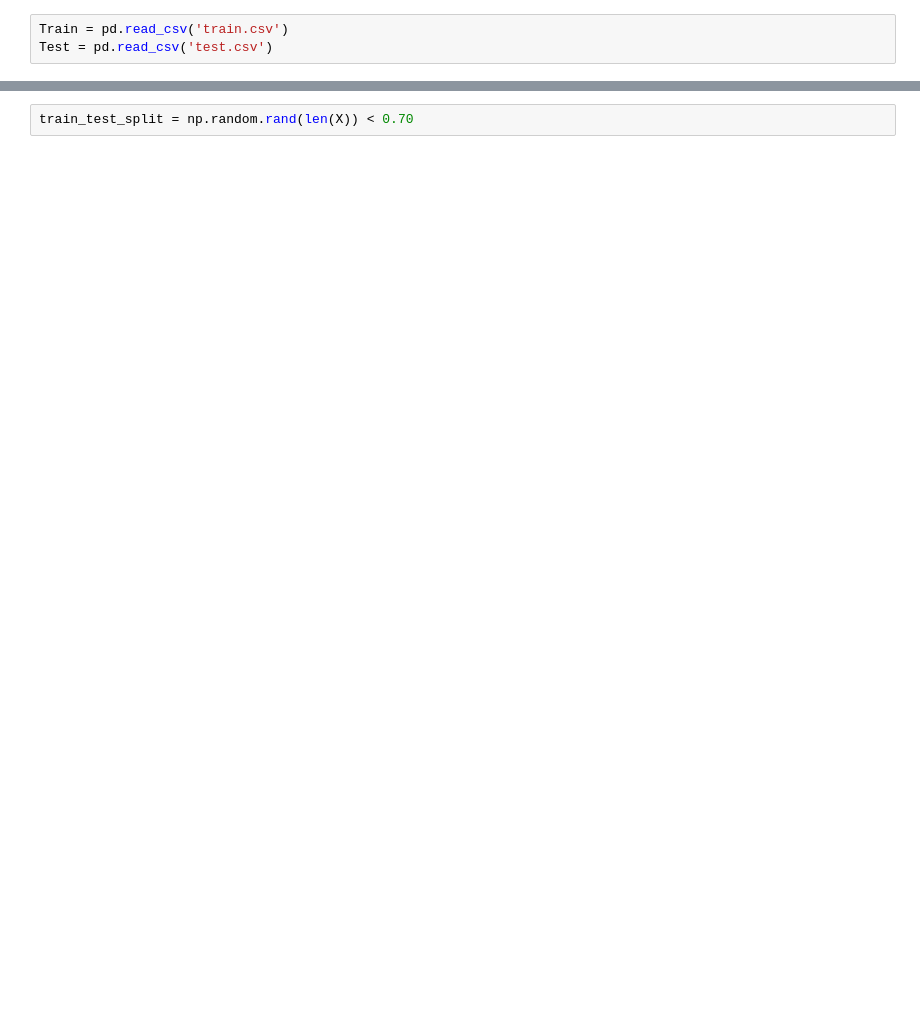
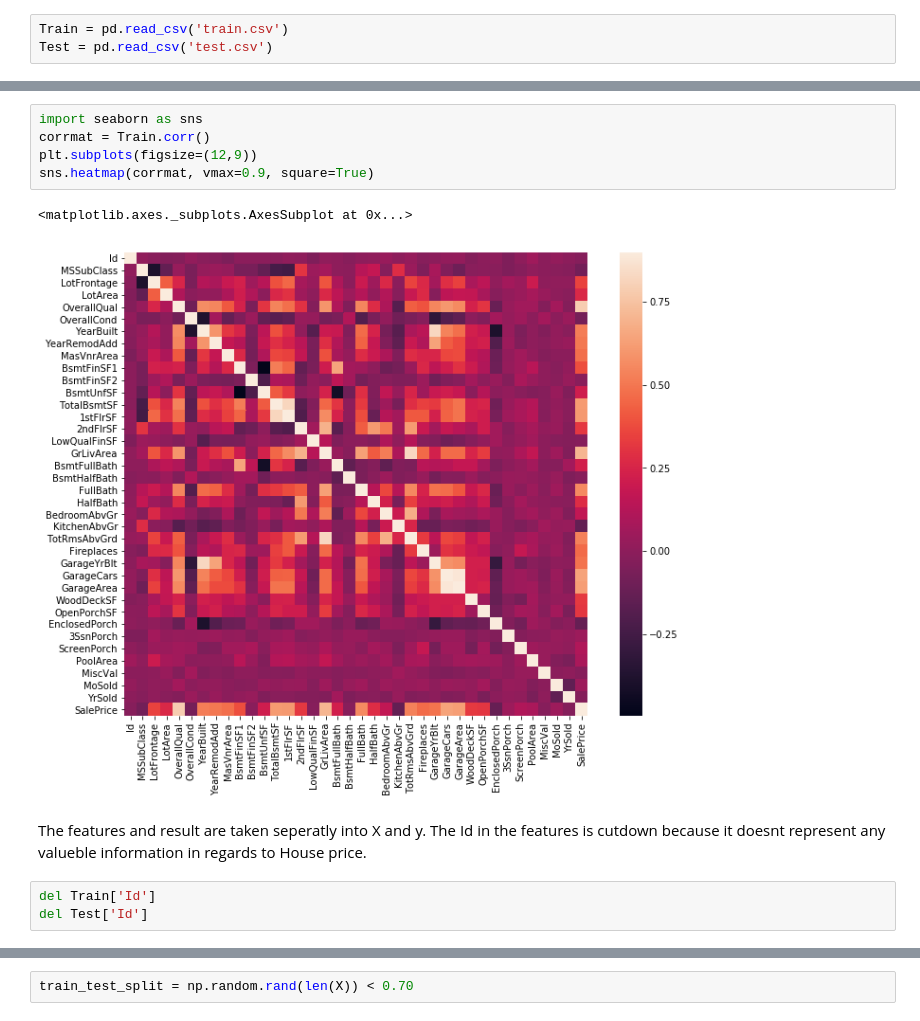
Before and after one commit to aptr288/KaggleProjects, a Jupyter notebook: House Price Prediction.ipynb, the cells around one changed output, grey strips where cells are left out. Saved outputs shown, nothing was run; the diff lists cells and outputs as text; blank space fills up the shorter version.

```diff
--- a/House Price Prediction.ipynb
+++ b/House Price Prediction.ipynb
@@ -29,0 +54,13 @@ Test = pd.read_csv('test.csv')
+# %%
+import seaborn as sns
+corrmat = Train.corr()
+plt.subplots(figsize=(12,9))
+sns.heatmap(corrmat, vmax=0.9, square=True)
+# %% [output]
+<matplotlib.axes._subplots.AxesSubplot at 0x...>
+[figure, added]
+# %% [markdown]
+The features and result are taken seperatly into X and y. The Id in the features is cutdown because it doesnt represent any valueble information in regards to House price.
+# %%
+del Train['Id']
+del Test['Id']
```
Also changed, not shown: parts of 38 cells of this notebook.
